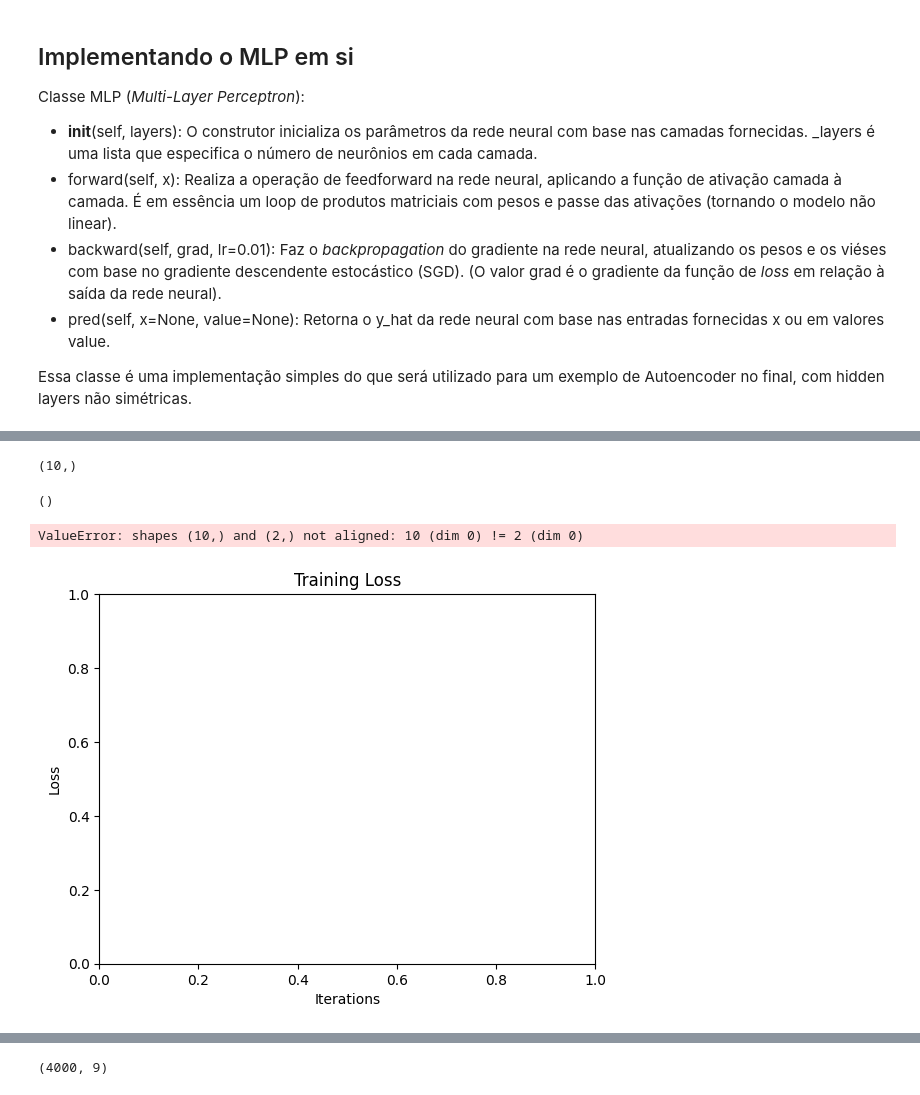
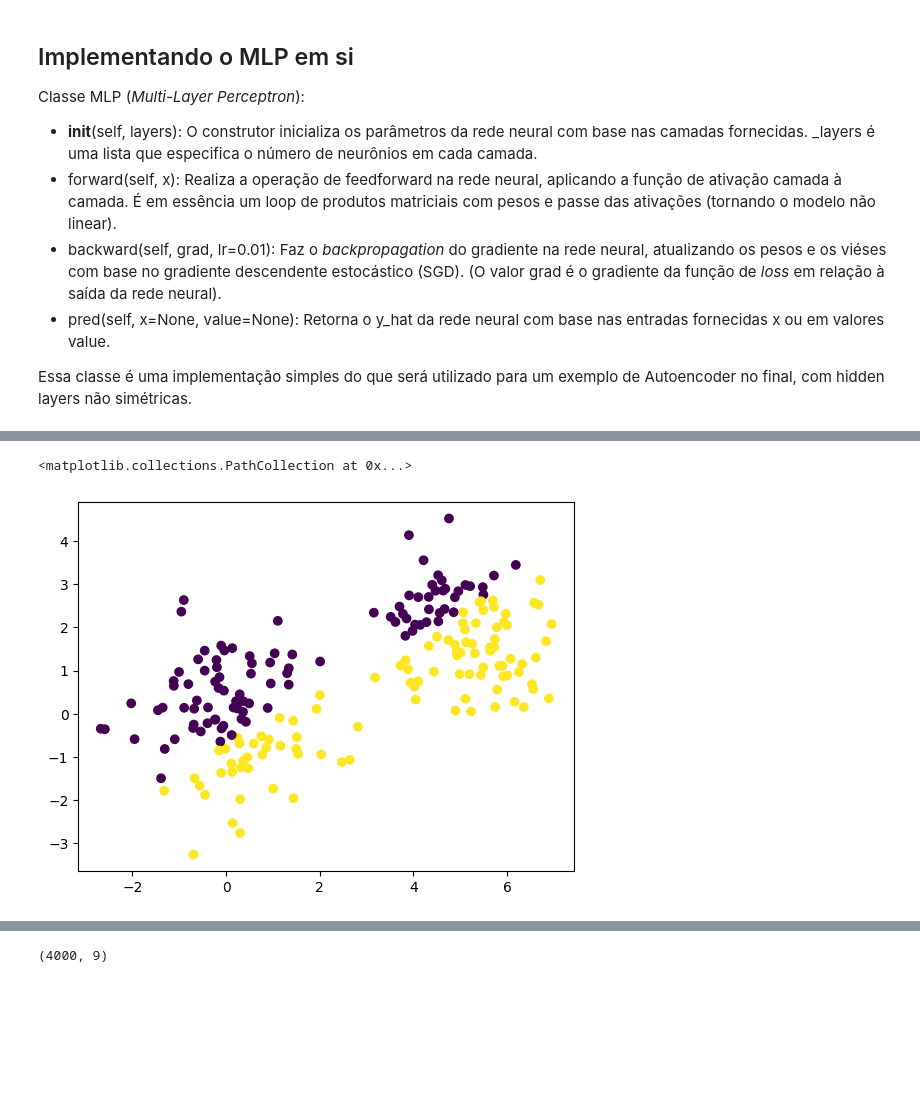
Before and after one commit to rzimmerdev/sentiment-analysis, a Jupyter notebook: atividade_1.ipynb, the cells around one changed output, grey strips where cells are left out. Cells and saved outputs as stored; diff of their text form; code cells hidden in the pictures; blank space fills up the shorter version.

```diff
--- a/atividade_1.ipynb
+++ b/atividade_1.ipynb
@@ -169,0 +167,10 @@ class ReLU(Activation):
+# %%
+criterion = CrossEntropy()
+y_true = np.array([[0, 1], [1, 0], [0, 1]])
+y_pred = np.array([[0.1, 0.9], [0.9, 0.1], [0.2, 0.8]])
+
+loss, y_pred = criterion(y_true, y_pred)
+grad = criterion.gradient(y_true, y_pred)
+
+print(f"Loss: {loss}")
+print(f"Gradient: {grad}")
@@ -279,23 +365,19 @@ def train(dataset, model: Module, criterion: Loss, lr=1e-4, epochs=1000):
 # %%
 classes = {
-    0: (1000, [(10, 1), (1, 1)]),
-    1: (1000, [(5, 1), (0, 1)]),
-    # 2: (1000, [(-1, 1), (-1, 1)]),
-    # 3: (1000, [(-5, 1), (-2, 1)]),
+    0: (100, [(5, 1), (2, 1)]),
+    1: (100, [(0, 1), (0, 1)]),
 }
 
 data = generate_data(classes)
 dataset = [(x[:2], x[2:]) for x in data]
 
-criterion = CrossEntropy()
-
 mlp = MLP([
     2,  # input layer
     10,  # hidden layer
     2,  # output layer
-], activations=[Tanh(), Tanh()], error=criterion)
-lr = 1e-2
+], activations=[Tanh(), Tanh(), Tanh(), Tanh()])
 
-
-print([mlp.forward(x) for x, _ in dataset[:5]])
+criteria = CrossEntropy()
+print(f"Loss: {np.sum([criteria(y, mlp(x))[0] for x, y in dataset])}")
+plt.scatter(data[:, 0], data[:, 1], c=mlp.pred(data[:, :2]))
 # %% [output]
@@ -303,19 +385,2 @@ print([mlp.forward(x) for x, _ in dataset[:5]])
+<matplotlib.collections.PathCollection at 0x...>
+[figure, added]
-# %%
-x, y = dataset[0]
-y_pred = mlp.forward(x)
-grad = mlp.error.gradient(y, y_pred)
-
-i = len(mlp.layers) - 1
-grad = grad * mlp.activations[i-1].gradient(mlp.zs[i])
-
-print(mlp.zs[i - 1].T.shape)
-
-np.dot(mlp.zs[i].T, grad).shape
-# %% [output]
-(10,)
-()
-# %%
-losses = train(dataset, mlp, criterion, lr=lr, epochs=500)
-# %% [output]
-ValueError: shapes (10,) and (2,) not aligned: 10 (dim 0) != 2 (dim 0)
-[figure, removed]
```
Also changed, not shown: parts of 23 cells of this notebook.
